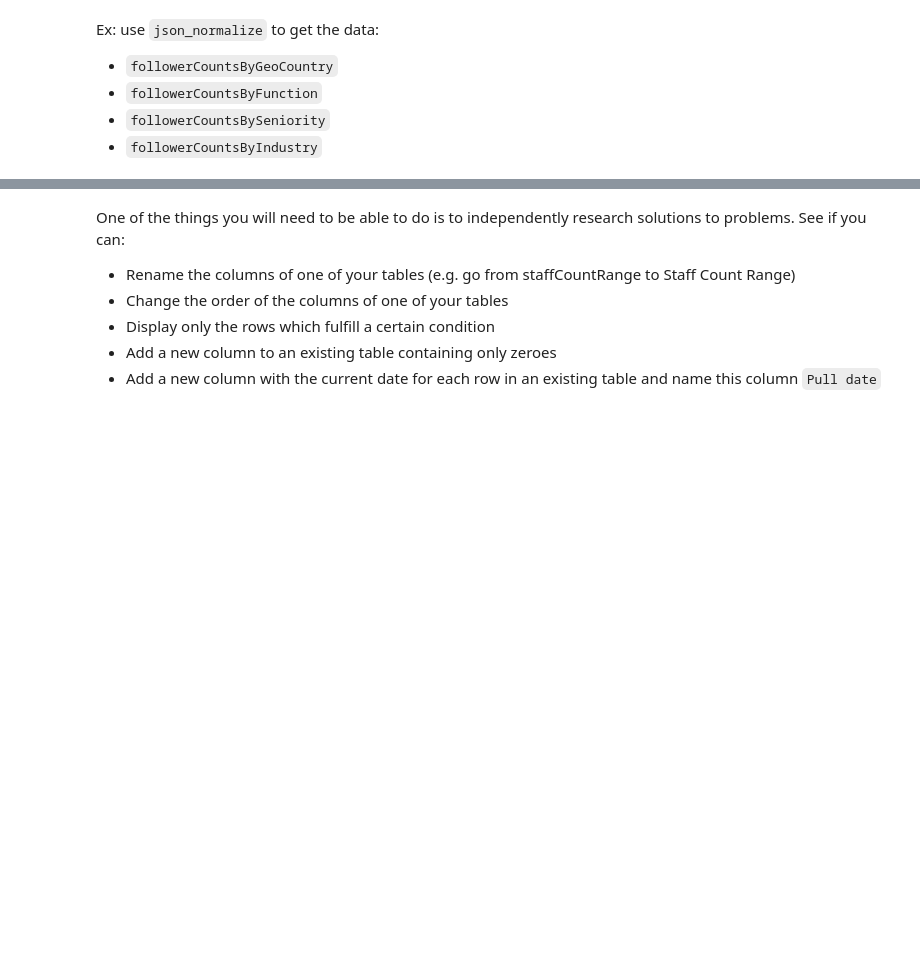
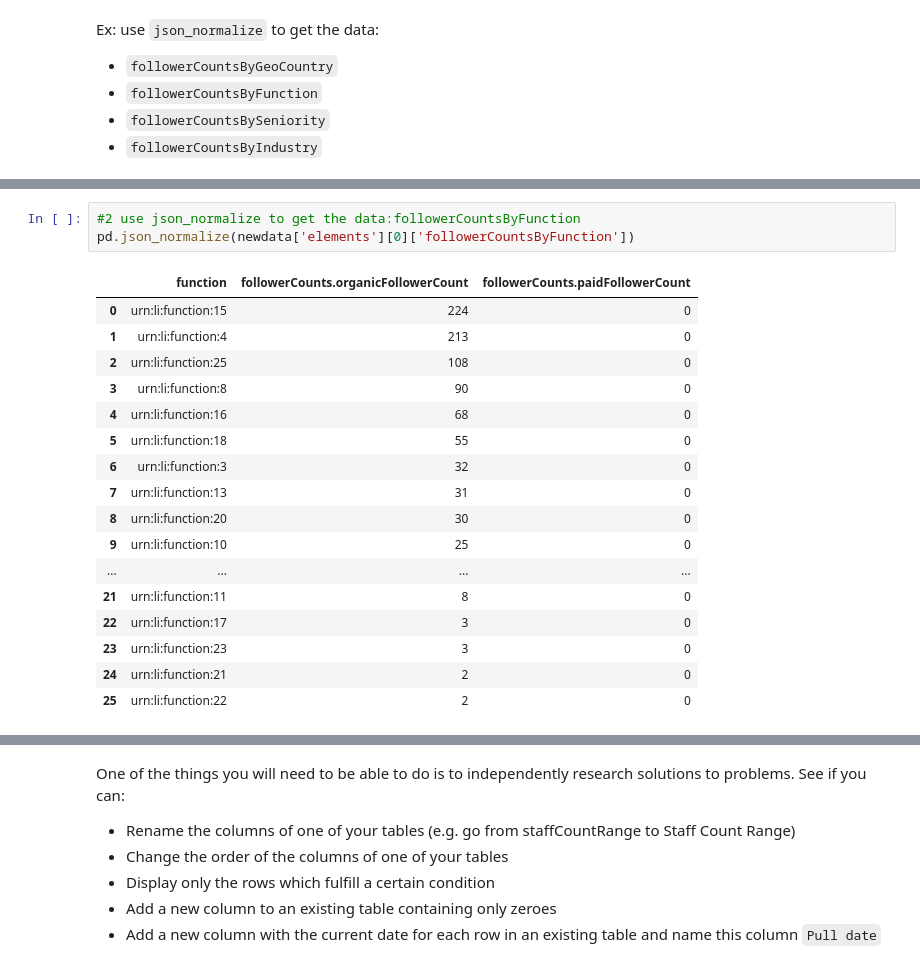
Before and after one commit to raphaelfloresca/cdb-data-warehouse-etl, a Jupyter notebook: pull_data_experimentation.ipynb, the cells around one changed output, grey strips where cells are left out. Cells and saved outputs as stored; diff of their text form; blank space fills up the shorter version.

```diff
--- a/pull_data_experimentation.ipynb
+++ b/pull_data_experimentation.ipynb
@@ -491,0 +509,21 @@ Ex: use `json_normalize` to get the data:
+# %%
+#2 use json_normalize to get the data:followerCountsByFunction
+pd.json_normalize(newdata['elements'][0]['followerCountsByFunction'])
+# %% [output]
+|  | function | followerCounts.organicFollowerCount | followerCounts.paidFollowerCount |
+| 0 | urn:li:function:15 | 224 | 0 |
+| 1 | urn:li:function:4 | 213 | 0 |
+| 2 | urn:li:function:25 | 108 | 0 |
+| 3 | urn:li:function:8 | 90 | 0 |
+| 4 | urn:li:function:16 | 68 | 0 |
+| 5 | urn:li:function:18 | 55 | 0 |
+| 6 | urn:li:function:3 | 32 | 0 |
+| 7 | urn:li:function:13 | 31 | 0 |
+| 8 | urn:li:function:20 | 30 | 0 |
+| 9 | urn:li:function:10 | 25 | 0 |
+| ... | ... | ... | ... |
+| 21 | urn:li:function:11 | 8 | 0 |
+| 22 | urn:li:function:17 | 3 | 0 |
+| 23 | urn:li:function:23 | 3 | 0 |
+| 24 | urn:li:function:21 | 2 | 0 |
+| 25 | urn:li:function:22 | 2 | 0 |
```
Also changed, not shown: parts of 11 cells of this notebook.
